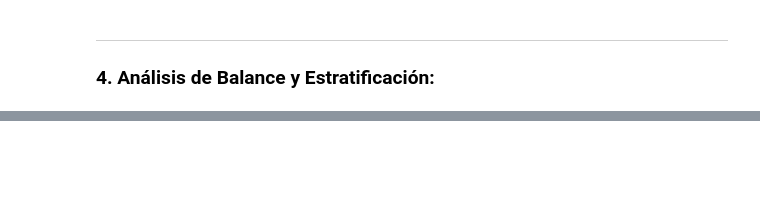
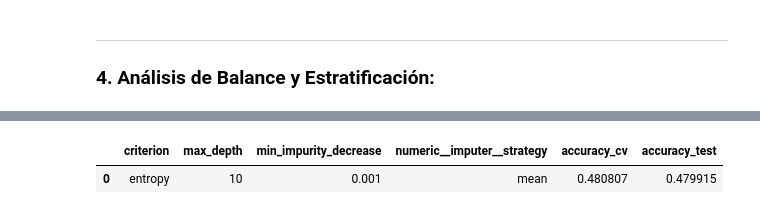
Before and after one commit to lugonca20/aprendaut_labs, a Jupyter notebook: tarea1/prueba_pipeline.ipynb, the cells around one changed output, grey strips where cells are left out. Saved outputs shown, nothing was run; the diff lists cells and outputs as text; code cells hidden in the pictures; blank space fills up the shorter version.

```diff
--- a/tarea1/prueba_pipeline.ipynb
+++ b/tarea1/prueba_pipeline.ipynb
@@ -275,0 +306,16 @@ pipeline = Pipeline([
+# %%
+from sklearn.model_selection import GridSearchCV, TimeSeriesSplit
+
+cv_temporal = TimeSeriesSplit(n_splits=10)
+
+grid_search = GridSearchCV(
+    estimator=pipeline,
+    param_grid=param_grid,
+    scoring='accuracy',
+    cv=cv_temporal,
+    n_jobs=-1,
+    refit=True
+)
+
+# GridSearchCV realiza internamente la validación cruzada
+grid_search.fit(X_train, Y_train)
@@ -275,0 +340,15 @@ pipeline = Pipeline([
+# %%
+import pandas as pd
+
+resultados_gs = pd.json_normalize(grid_search.best_params_)
+resultados_gs.columns = [col.replace('preprocessing__', '').replace('model__', '') for col in resultados_gs.columns]
+resultados_gs['accuracy_cv'] = grid_search.best_score_
+
+test_accuracy = grid_search.score(X_test, Y_test)
+
+resultados_gs['accuracy_test'] = test_accuracy
+
+display(resultados_gs)
+# %% [output]
+|  | criterion | max_depth | min_impurity_decrease | numeric__imputer__strategy | accuracy_cv | accuracy_test |
+| 0 | entropy | 10 | 0.001 | mean | 0.480807 | 0.479915 |
```
Also changed, not shown: parts of 24 cells of this notebook.
